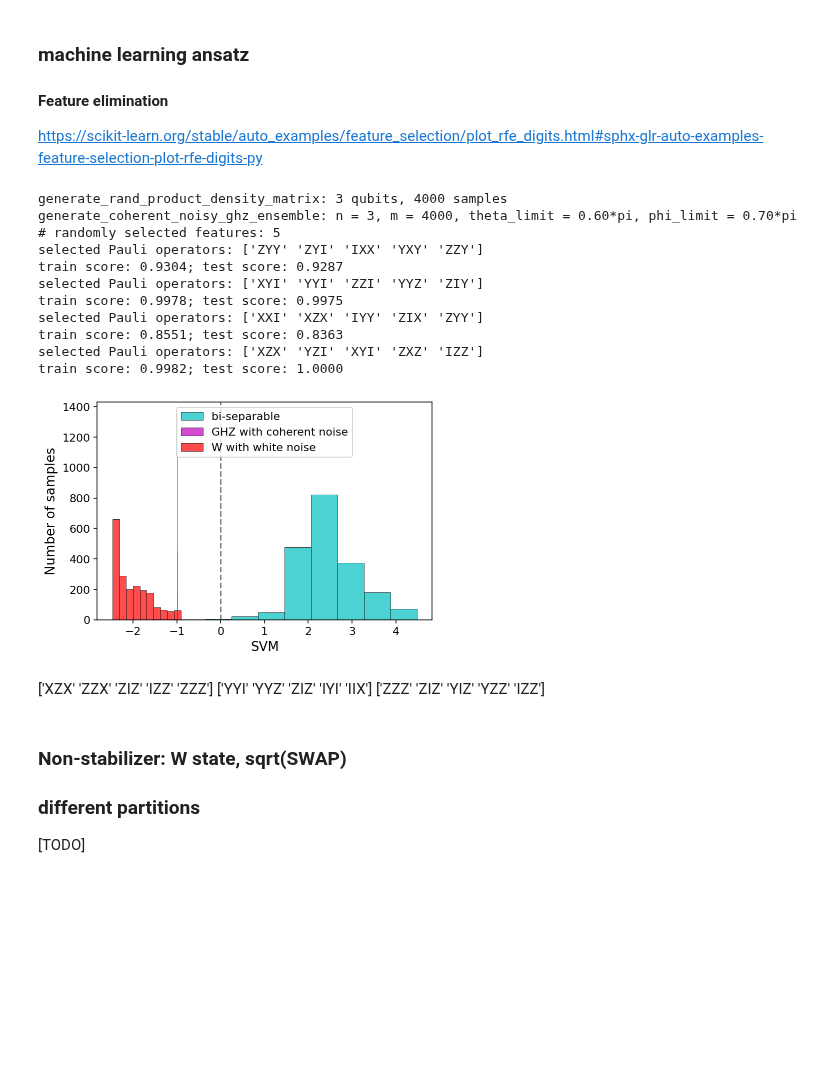
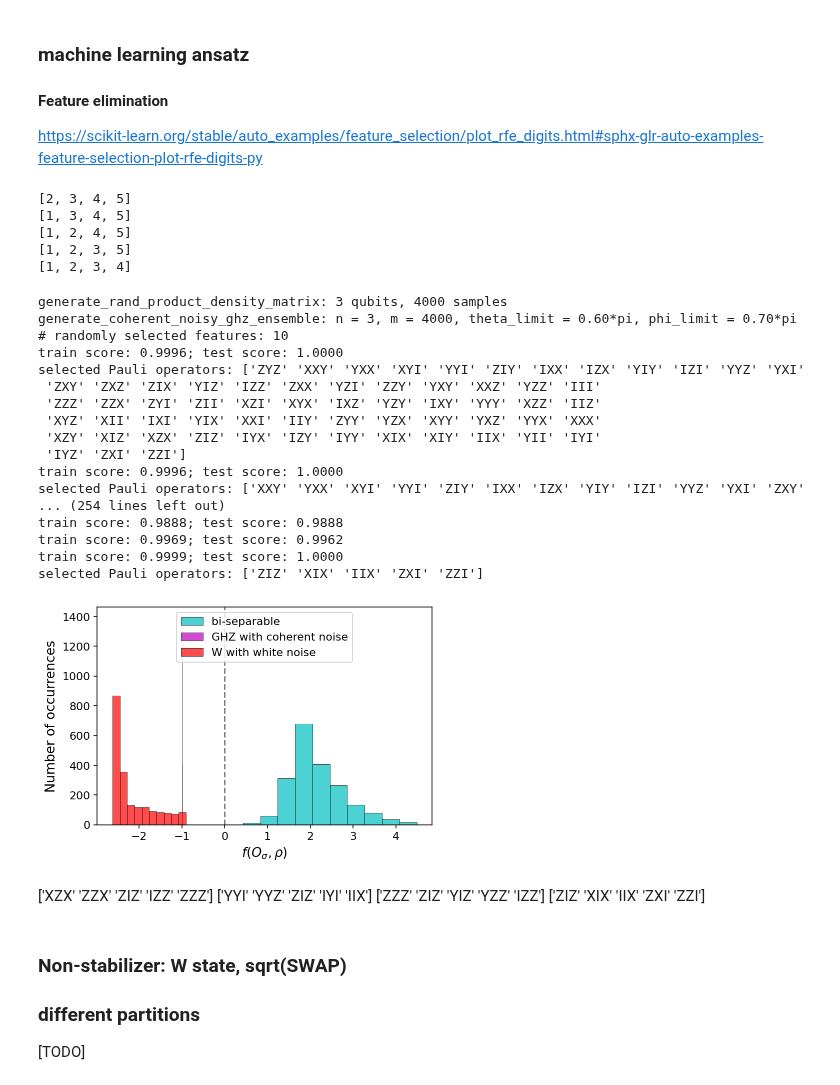
Before and after one commit to Jue-Xu/Entanglement-Witness, a Jupyter notebook: Code/entangle_detection.ipynb, the cells around one changed output. Saved outputs shown, nothing was run; the diff lists cells and outputs as text; code cells hidden in the pictures; blank space fills up the shorter version.

```diff
--- a/Code/entangle_detection.ipynb
+++ b/Code/entangle_detection.ipynb
@@ -442,6 +443,16 @@ Text(0, 0.5, 'least eigenvalue / Tr(W rho)')
 ### machine learning ansatz
 #### Feature elimination
 https://scikit-learn.org/stable/auto_examples/feature_selection/plot_rfe_digits.html#sphx-glr-auto-examples-feature-selection-plot-rfe-digits-py
+# %%
+lll = [1,2,3,4,5]
+for l in range(len(lll)):
+    print(lll[:l] + lll[l+1 :])
+# %% [output]
+[2, 3, 4, 5]
+[1, 3, 4, 5]
+[1, 2, 4, 5]
+[1, 2, 3, 5]
+[1, 2, 3, 4]
 # %%
 size_train = 2000
 size_test = 1000
@@ -452,7 +463,7 @@ noise_limit = 4/6
 # labels = [ [1 for i in range(2 * size_train)], [0 for i in range(size_train) ], [0 for i in range(size_train)] ]
 # print(labels)
 fully_sep_state = generate_rand_product_state(n=3,m=size_train*2,noise_limit=0,is_pure=False)
-bi_sep_state    = generate_noisy_biseparable(n_A=1,n_B=2, m=size_train*2,noise_limit=noise_limit)
+bi_sep_state    = generate_noisy_biseparable(n_A=1,n_B=2, m=size_train*2,noise_limit=0)
 ghz3_state = generate_coherent_noisy_ghz_ensemble(n=3, m=size_train*2, theta_limit=0.6, phi_limit=0.7)
 # ghz3_state      = generate_noisy_ghz_ensemble(n=3,m=size_train*2,noise_limit=noise_limit)
 w3_state        = generate_noisy_w_ensemble(n=3,m=size_train*2,noise_limit=noise_limit)
@@ -471,61 +482,89 @@ X, y = construct_training_dataset(
     operators=three_pauli_tomo_operators)
 
 # (X, Y) = assemble_training_dataset(size_train)
-to_features = 5
+to_features = 10
+least_features = 5
 print(f'# randomly selected features: {to_features}')
 
+# accuracy = 0.0
+# while accuracy < 1:
+#     select_indices = random.sample([i for i in range(len(three_pauli_tomo_operators))], to_features)
+#     select_labels  = three_pauli_tomo_labels[select_indices]
+#     print('selected Pauli operators:', select_labels)
+#     # non-linear kernel SVM
+#     witness, accuracy = svm_train_witness(X=X[:, select_indices], y=y, size_test=size_test)
+
 accuracy = 0.0
-while accuracy < 0.999:
-    select_indices = random.sample([i for i in range(len(three_pauli_tomo_operators))], to_features)
-    select_labels  = three_pauli_tomo_labels[select_indices]
-    print('selected Pauli operators:', select_labels)
-
-    # non-linear kernel SVM
-    witness, accuracy = svm_train_witness(X=X[:, select_indices], y=y, size_test=size_test)
+select_indices = random.sample([i for i in range(len(three_pauli_tomo_operators))], len(three_pauli_tomo_operators))
+# print(select_indices)
+while accuracy < 0.999 or len(select_indices) > least_features:
+    # print(accuracy)
+    for i in range(len(select_indices)):
+        # drop the i-th feature
+        temp_select_indices = select_indices[:i] + select_indices[i+1 :]
+        # print(temp_select_indices)
+        witness, accuracy = svm_train_witness(X=X[:, temp_select_indices], y=y, size_test=size_test)
+        if accuracy > 0.999:
+            select_indices = temp_select_indices
+            # print(select_indices)
+            select_labels  = three_pauli_tomo_labels[select_indices]
+            print('selected Pauli operators:', select_labels)
+            break
+        else:
+            if  i==len(select_indices)-1:
+                print("didn't find, restart")
+                select_indices = random.sample([i for i in range(len(three_pauli_tomo_operators))], len(three_pauli_tomo_operators))
 
 
 ##################### testing ########################
 # fully_sep_test = generate_rand_product_density(3, size_test)
 fully_sep_test = fully_sep_state[size_train:]
 bi_sep_test = bi_sep_state[size_train:]
 ghz3_test = ghz3_state[size_train:]
 w3_test = w3_state[size_train:]
 
 test_dataset = [bi_sep_test, ghz3_test, w3_test]
 # test_dataset = [fully_sep_test, bi_sep_test, ghz3_test, w3_test]
 
 feature_test_set = [evaluate_features(operators=three_pauli_tomo_operators,states=data)[:,select_indices] for data in test_dataset]
 test_expectation_lists = evaluate_witness(witness=witness, features_set=feature_test_set)
 
 
 fig, ax = plt.subplots(figsize=(6, 4))
 title = f'ML witness (noise = {noise_limit:.2f} )'
 comparison_legend = ['bi-separable', 'GHZ with coherent noise', 'W with white noise']
 # comparison_legend = ['fully separable (ML)', 'bi-separable (ML)', 'GHZ (ML)', 'W (ML)']
 # three_qubit_legend = ['zero', 'fully separable (GHZ witness)', 'GHZ3 (GHZ witness)', 'W3 (GHZ witness)', 'fully separable (W witness)','W3 (W witness)', 'GHZ (W witness)', 'fully separable (ML)', 'GHZ (ML)', 'W (ML)']
-plot_expectation_hist(ax, test_expectation_lists, comparison_legend, title='', xlabel=r'f(O_{\sigma},\rho)', legend_loc='upper center')
+plot_expectation_hist(ax, test_expectation_lists, comparison_legend, title='', xlabel=r'$f(O_{\sigma},\rho)$', legend_loc='upper center')
 
 ##################### plot ########################
 
 # fig.show()
 plt.savefig('three_qubit_hist_ML.png', dpi=400, bbox_inches='tight')
 # %% [output]
 generate_rand_product_density_matrix: 3 qubits, 4000 samples
 generate_coherent_noisy_ghz_ensemble: n = 3, m = 4000, theta_limit = 0.60*pi, phi_limit = 0.70*pi
-# randomly selected features: 5
-selected Pauli operators: ['ZYY' 'ZYI' 'IXX' 'YXY' 'ZZY']
-train score: 0.9304; test score: 0.9287
-selected Pauli operators: ['XYI' 'YYI' 'ZZI' 'YYZ' 'ZIY']
-train score: 0.9978; test score: 0.9975
-selected Pauli operators: ['XXI' 'XZX' 'IYY' 'ZIX' 'ZYY']
-train score: 0.8551; test score: 0.8363
-selected Pauli operators: ['XZX' 'YZI' 'XYI' 'ZXZ' 'IZZ']
-train score: 0.9982; test score: 1.0000
+# randomly selected features: 10
+train score: 0.9996; test score: 1.0000
+selected Pauli operators: ['ZYZ' 'XXY' 'YXX' 'XYI' 'YYI' 'ZIY' 'IXX' 'IZX' 'YIY' 'IZI' 'YYZ' 'YXI'
+ 'ZXY' 'ZXZ' 'ZIX' 'YIZ' 'IZZ' 'ZXX' 'YZI' 'ZZY' 'YXY' 'XXZ' 'YZZ' 'III'
+ 'ZZZ' 'ZZX' 'ZYI' 'ZII' 'XZI' 'XYX' 'IXZ' 'YZY' 'IXY' 'YYY' 'XZZ' 'IIZ'
+ 'XYZ' 'XII' 'IXI' 'YIX' 'XXI' 'IIY' 'ZYY' 'YZX' 'XYY' 'YXZ' 'YYX' 'XXX'
+ 'XZY' 'XIZ' 'XZX' 'ZIZ' 'IYX' 'IZY' 'IYY' 'XIX' 'XIY' 'IIX' 'YII' 'IYI'
+ 'IYZ' 'ZXI' 'ZZI']
+train score: 0.9996; test score: 1.0000
+selected Pauli operators: ['XXY' 'YXX' 'XYI' 'YYI' 'ZIY' 'IXX' 'IZX' 'YIY' 'IZI' 'YYZ' 'YXI' 'ZXY'
+... (254 lines left out)
+train score: 0.9888; test score: 0.9888
+train score: 0.9969; test score: 0.9962
+train score: 0.9999; test score: 1.0000
+selected Pauli operators: ['ZIZ' 'XIX' 'IIX' 'ZXI' 'ZZI']
-[figure, old version]
+[figure, new version]
 # %% [markdown]
 ['XZX' 'ZZX' 'ZIZ' 'IZZ' 'ZZZ']
 ['YYI' 'YYZ' 'ZIZ' 'IYI' 'IIX']
 ['ZZZ' 'ZIZ' 'YIZ' 'YZZ' 'IZZ']
+['ZIZ' 'XIX' 'IIX' 'ZXI' 'ZZI']
 # %% [markdown]
 ### Non-stabilizer: W state, sqrt(SWAP)
 ### different partitions
```
Also changed, not shown: parts of 1 cell of this notebook, 6 other files.
